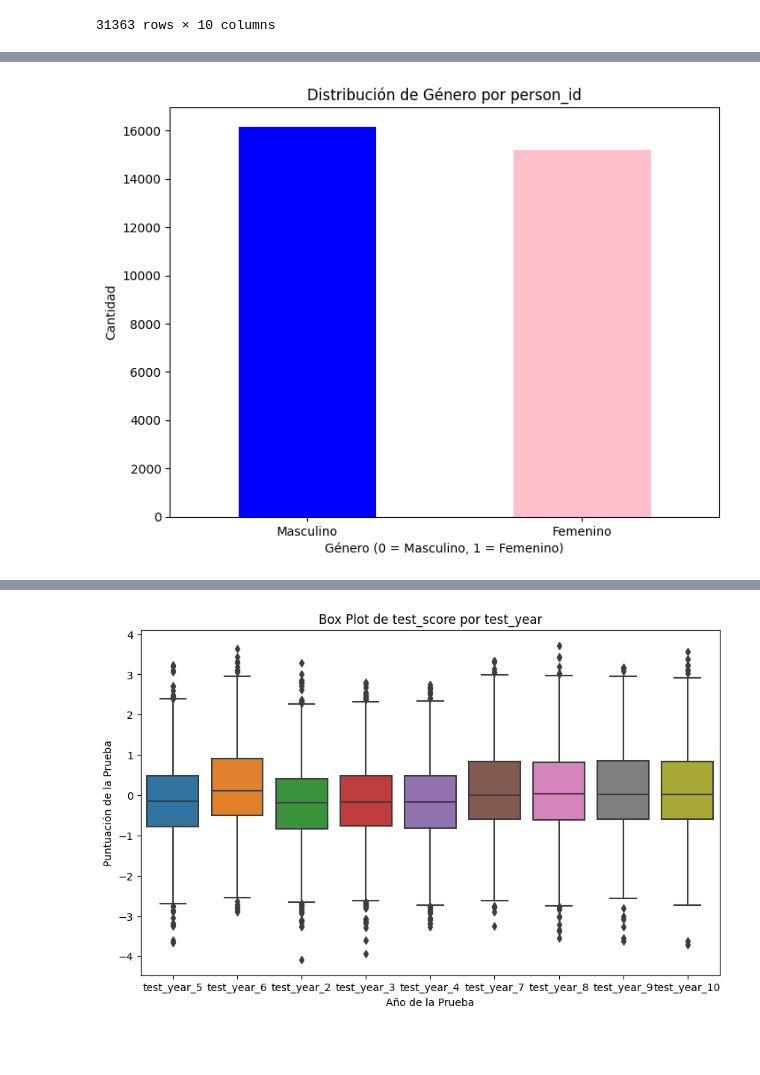
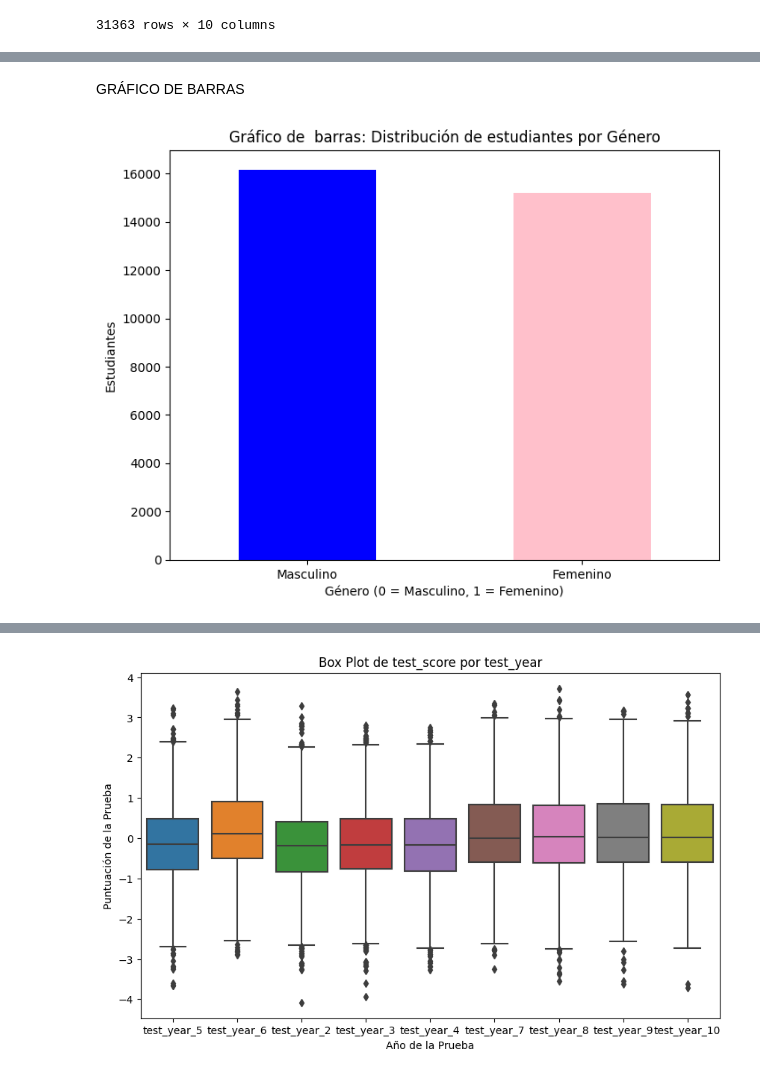
Before and after one commit to cindygarcia/TrabajoAnalisisDatos, a Jupyter notebook: taller1_enunciado.ipynb, the cells around one changed output, grey strips where cells are left out. Cells and saved outputs as stored; diff of their text form; code cells hidden in the pictures; blank space fills up the shorter version.

```diff
--- a/taller1_enunciado.ipynb
+++ b/taller1_enunciado.ipynb
@@ -1039,19 +1116,19 @@ df_final
+# %% [markdown]
+GRÁFICO DE BARRAS
 # %%
-# Crear un gráfico de barras
-
 # Contar la cantidad de personas por género
 gender_counts = df_final['female'].value_counts()
 
 # Crear un gráfico de barras
 plt.figure(figsize=(8, 6))
 gender_counts.plot(kind='bar', color=['blue', 'pink'])
-plt.title('Distribución de Género por person_id')
+plt.title('Gráfico de  barras: Distribución de estudiantes por Género')
 plt.xlabel('Género (0 = Masculino, 1 = Femenino)')
-plt.ylabel('Cantidad')
+plt.ylabel('Estudiantes')
 
 # Establecer las ubicaciones de las marcas y las etiquetas del eje x
 plt.xticks([0, 1], ['Masculino', 'Femenino'], rotation=0)
 
 plt.show()
 # %% [output]
-[figure, old version]
+[figure, new version]
```
Also changed, not shown: parts of 24 cells of this notebook, 1 other file.
